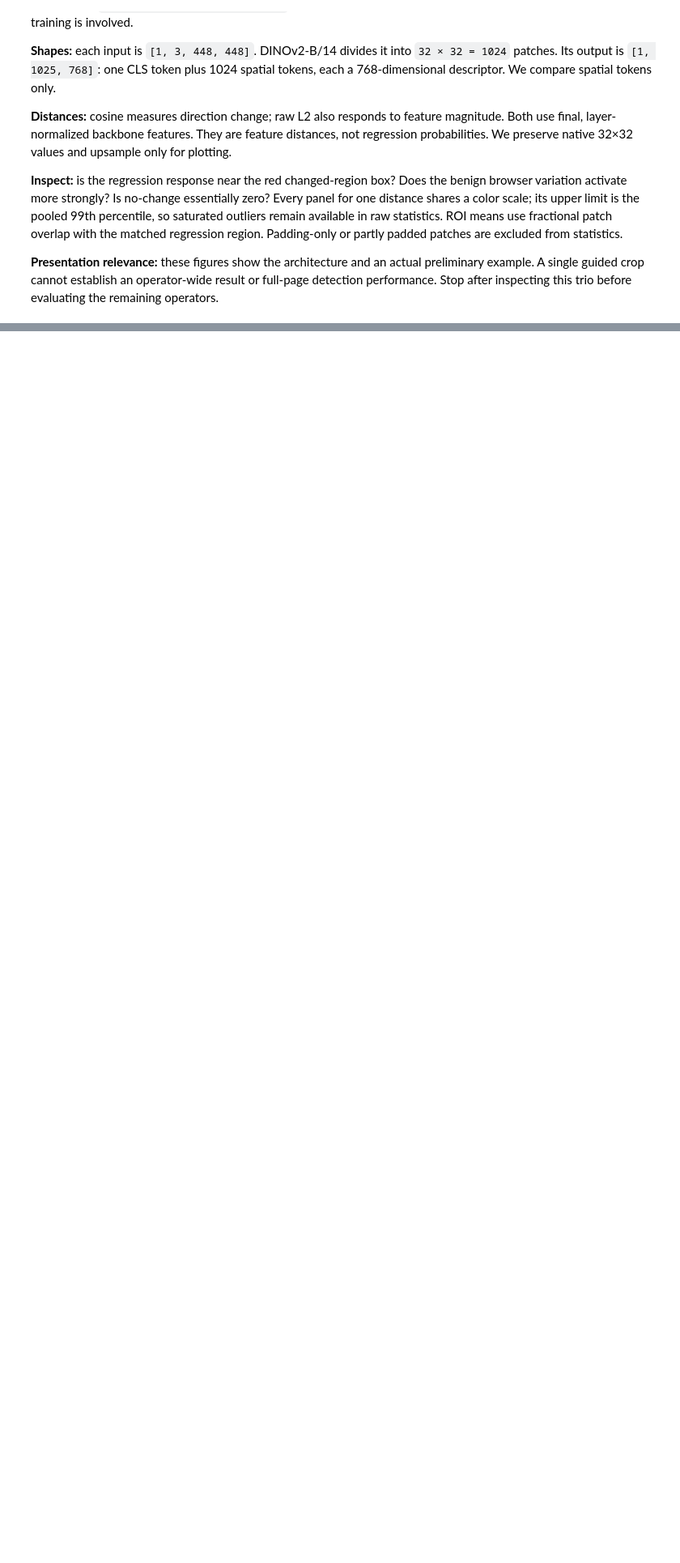
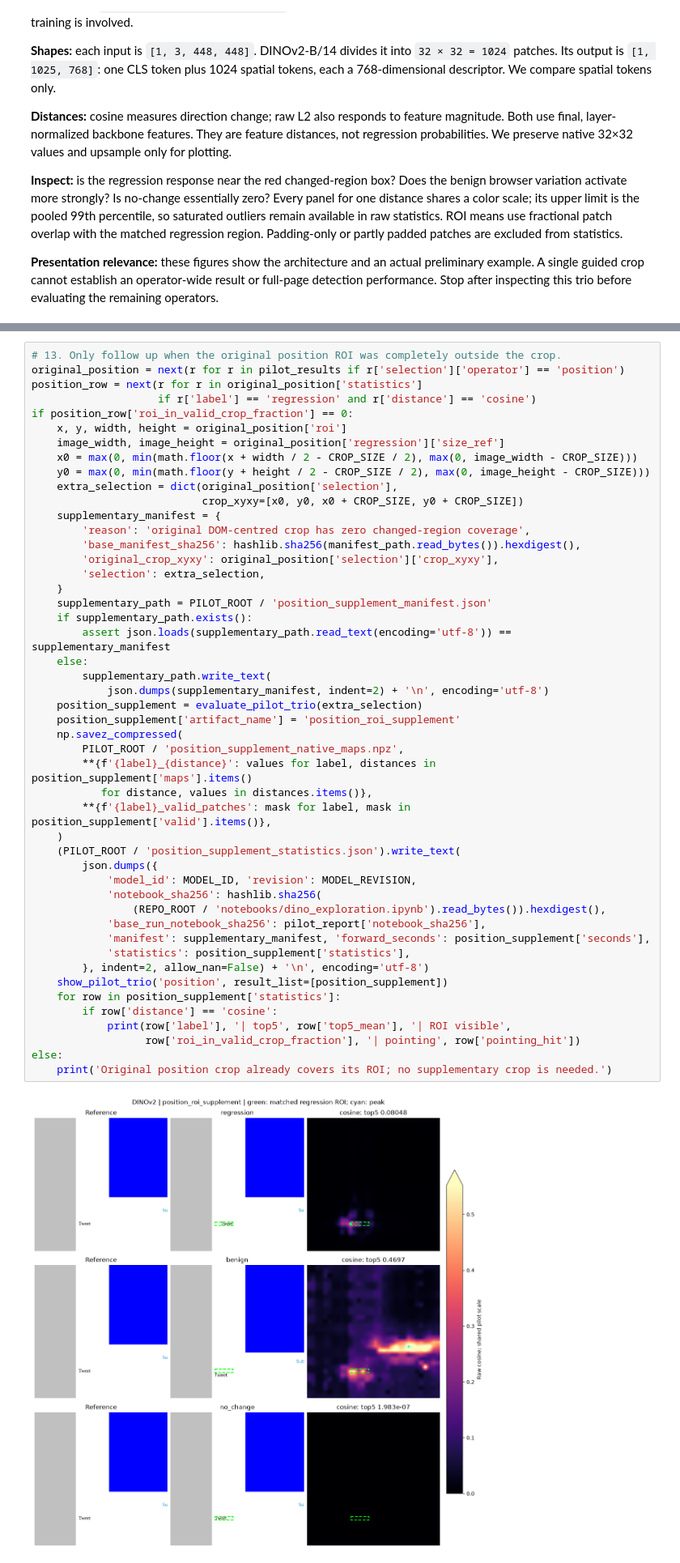
Before and after one commit to realdevvora/csc490-project, a Jupyter notebook: notebooks/dino_exploration.ipynb, the cells around one changed output, grey strips where cells are left out. Shown at 81% size. Saved outputs shown, nothing was run; the diff lists cells and outputs as text; blank space fills up the shorter version.

```diff
--- a/notebooks/dino_exploration.ipynb
+++ b/notebooks/dino_exploration.ipynb
@@ -442,0 +810,50 @@ print('STOP: compare the regression and browser-control responses before running
+# %%
+# 13. Only follow up when the original position ROI was completely outside the crop.
+original_position = next(r for r in pilot_results if r['selection']['operator'] == 'position')
+position_row = next(r for r in original_position['statistics']
+                    if r['label'] == 'regression' and r['distance'] == 'cosine')
+if position_row['roi_in_valid_crop_fraction'] == 0:
+    x, y, width, height = original_position['roi']
+    image_width, image_height = original_position['regression']['size_ref']
+    x0 = max(0, min(math.floor(x + width / 2 - CROP_SIZE / 2), max(0, image_width - CROP_SIZE)))
+    y0 = max(0, min(math.floor(y + height / 2 - CROP_SIZE / 2), max(0, image_height - CROP_SIZE)))
+    extra_selection = dict(original_position['selection'],
+                           crop_xyxy=[x0, y0, x0 + CROP_SIZE, y0 + CROP_SIZE])
+    supplementary_manifest = {
+        'reason': 'original DOM-centred crop has zero changed-region coverage',
+        'base_manifest_sha256': hashlib.sha256(manifest_path.read_bytes()).hexdigest(),
+        'original_crop_xyxy': original_position['selection']['crop_xyxy'],
+        'selection': extra_selection,
+    }
+    supplementary_path = PILOT_ROOT / 'position_supplement_manifest.json'
+    if supplementary_path.exists():
+        assert json.loads(supplementary_path.read_text(encoding='utf-8')) == supplementary_manifest
+    else:
+        supplementary_path.write_text(
+            json.dumps(supplementary_manifest, indent=2) + '\n', encoding='utf-8')
+    position_supplement = evaluate_pilot_trio(extra_selection)
+    position_supplement['artifact_name'] = 'position_roi_supplement'
+    np.savez_compressed(
+        PILOT_ROOT / 'position_supplement_native_maps.npz',
+        **{f'{label}_{distance}': values for label, distances in position_supplement['maps'].items()
+           for distance, values in distances.items()},
+        **{f'{label}_valid_patches': mask for label, mask in position_supplement['valid'].items()},
+    )
+    (PILOT_ROOT / 'position_supplement_statistics.json').write_text(
+        json.dumps({
+            'model_id': MODEL_ID, 'revision': MODEL_REVISION,
+            'notebook_sha256': hashlib.sha256(
+                (REPO_ROOT / 'notebooks/dino_exploration.ipynb').read_bytes()).hexdigest(),
+            'base_run_notebook_sha256': pilot_report['notebook_sha256'],
+            'manifest': supplementary_manifest, 'forward_seconds': position_supplement['seconds'],
+            'statistics': position_supplement['statistics'],
+        }, indent=2, allow_nan=False) + '\n', encoding='utf-8')
+    show_pilot_trio('position', result_list=[position_supplement])
+    for row in position_supplement['statistics']:
+        if row['distance'] == 'cosine':
+            print(row['label'], '| top5', row['top5_mean'], '| ROI visible',
+                  row['roi_in_valid_crop_fraction'], '| pointing', row['pointing_hit'])
+else:
+    print('Original position crop already covers its ROI; no supplementary crop is needed.')
+# %% [output]
+[figure, added]
```
Also changed, not shown: parts of 21 cells of this notebook, 11 other files.
